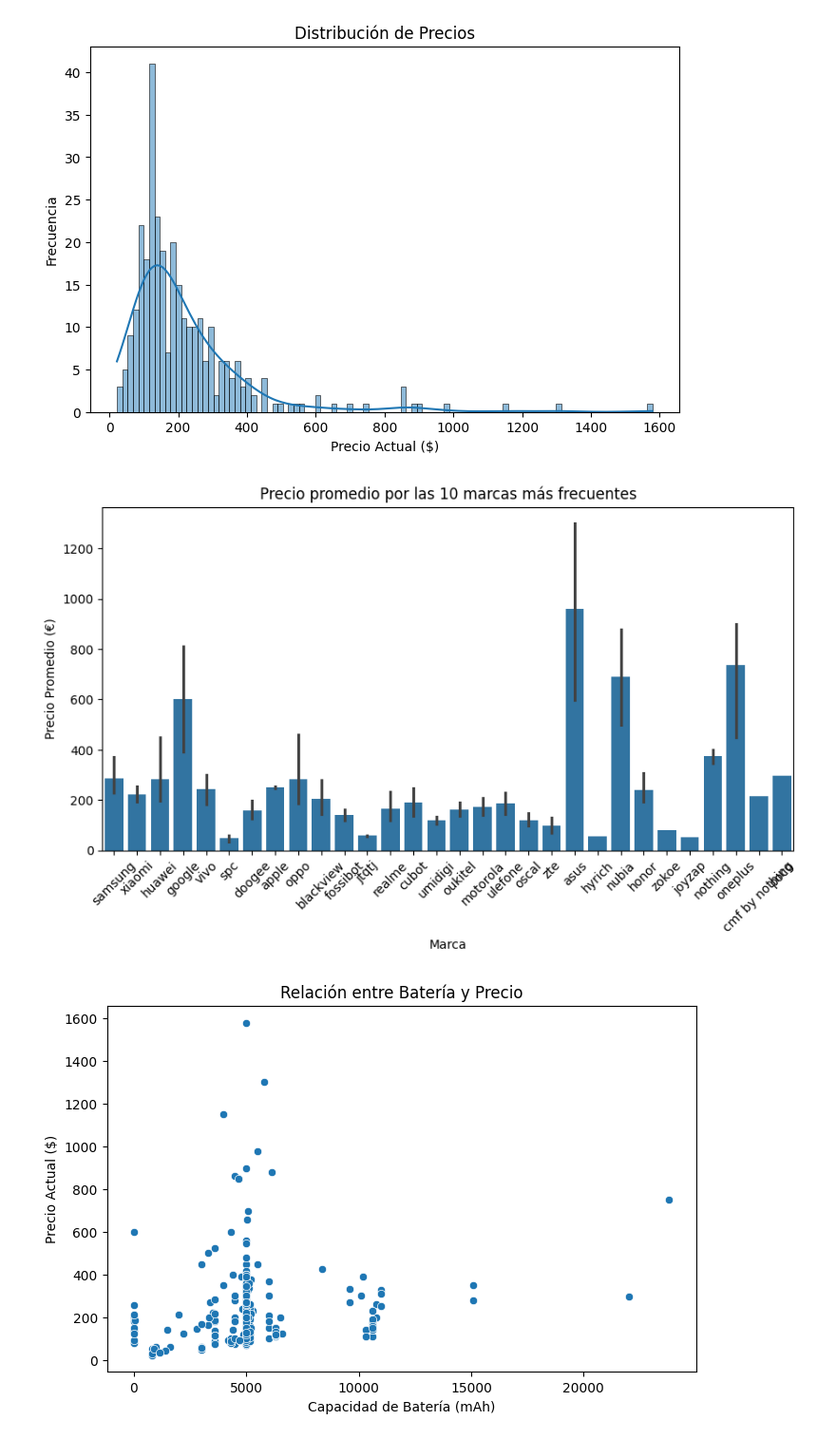
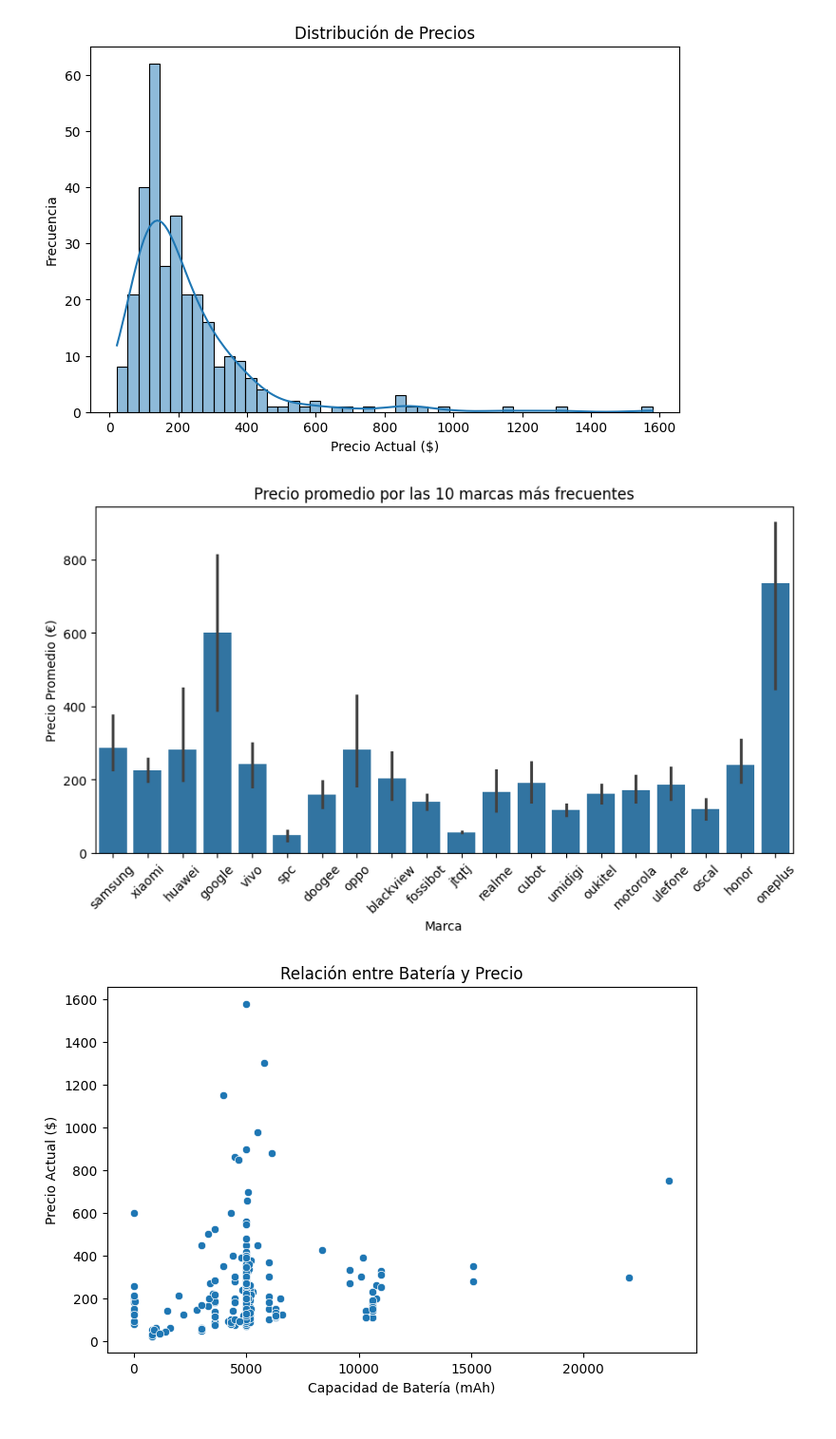
Before and after one commit to sanand5/PIA_Projectes, a Jupyter notebook: Projecte_01/Visualizacion.ipynb, the cells around one changed output. Shown at 95% size. Cells and saved outputs as stored; diff of their text form; code cells hidden in the pictures.

```diff
--- a/Projecte_01/Visualizacion.ipynb
+++ b/Projecte_01/Visualizacion.ipynb
@@ -9,6 +9,9 @@ data = pd.read_csv("temp.csv")
 # Eliminar filas con valores nulos en columnas clave
 data = data.dropna()
 
+data = data[data["Memoria RAM"] != 128.0]
+
+
 # Convertir tipos de datos
 data["Ano del modelo"] = data["Ano del modelo"].astype(int)
 data["Capacidad de almacenamiento digital"] = data["Capacidad de almacenamiento digital"].astype(float)
@@ -18,27 +21,27 @@ data["precio_actual"] = data["precio_actual"].astype(float)
 
 # 1. Histograma de precios
 plt.figure(figsize=(8,5))
-sns.histplot(data["precio_actual"], bins=100, kde=True)
+sns.histplot(data["precio_actual"], bins=50, kde=True)
 plt.title("Distribución de Precios")
 plt.xlabel("Precio Actual ($)")
 plt.ylabel("Frecuencia")
 plt.show()
 # %% [output]
-[figure, old version]
+[figure, new version]
 # %%
 
 # 2. Precio promedio por marca (top 10 marcas más frecuentes)
-top_marcas = data["Marca"].value_counts().index[:30]
+top_marcas = data["Marca"].value_counts().index[:20]
 data_top_marcas = data[data["Marca"].isin(top_marcas)]
 plt.figure(figsize=(10,5))
 sns.barplot(x=data_top_marcas["Marca"], y=data_top_marcas["precio_actual"], estimator=lambda x: x.mean())
 plt.xticks(rotation=45)
 plt.title("Precio promedio por las 10 marcas más frecuentes")
 plt.xlabel("Marca")
 plt.ylabel("Precio Promedio (€)")
 plt.show()
 # %% [output]
-[figure, old version]
+[figure, new version]
 # %%
 # 3. Relación entre batería y precio
 plt.figure(figsize=(8,5))
```
Also changed, not shown: parts of 3 cells of this notebook.
